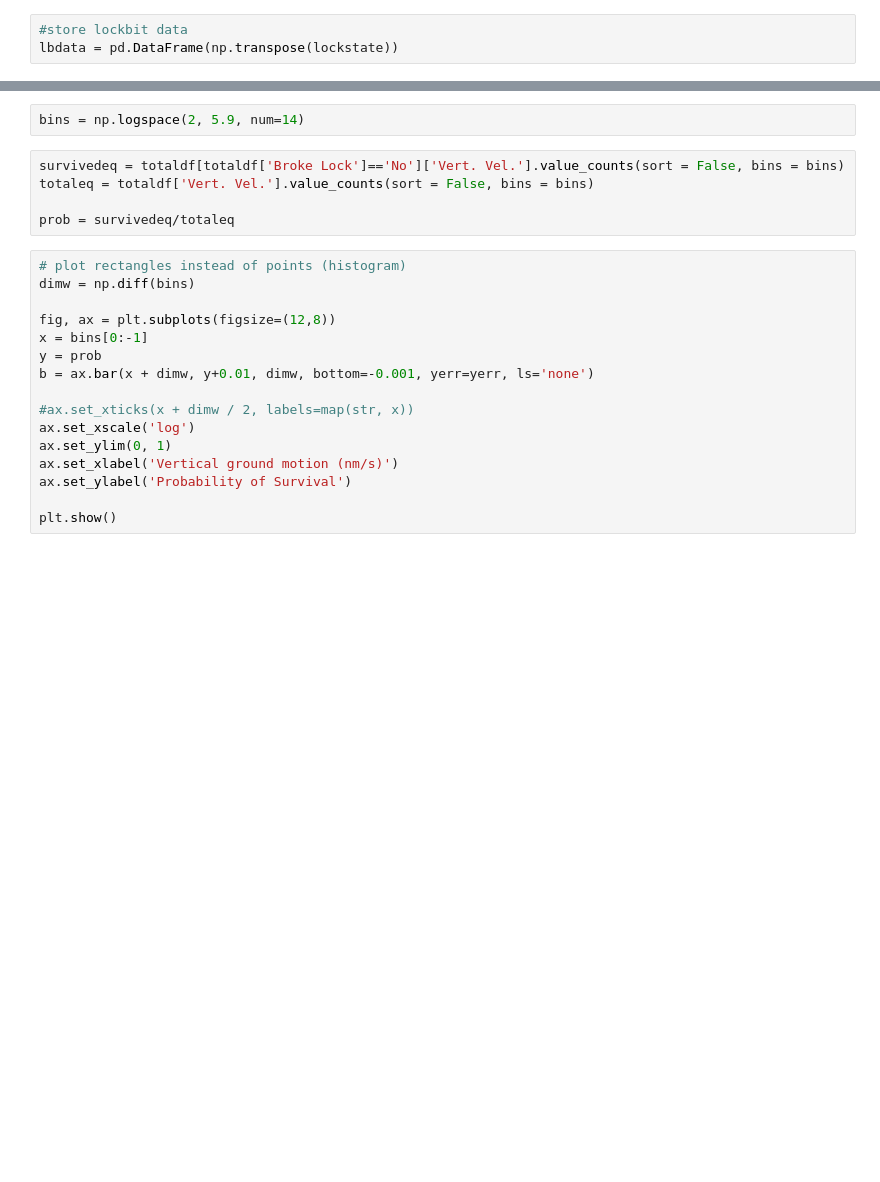
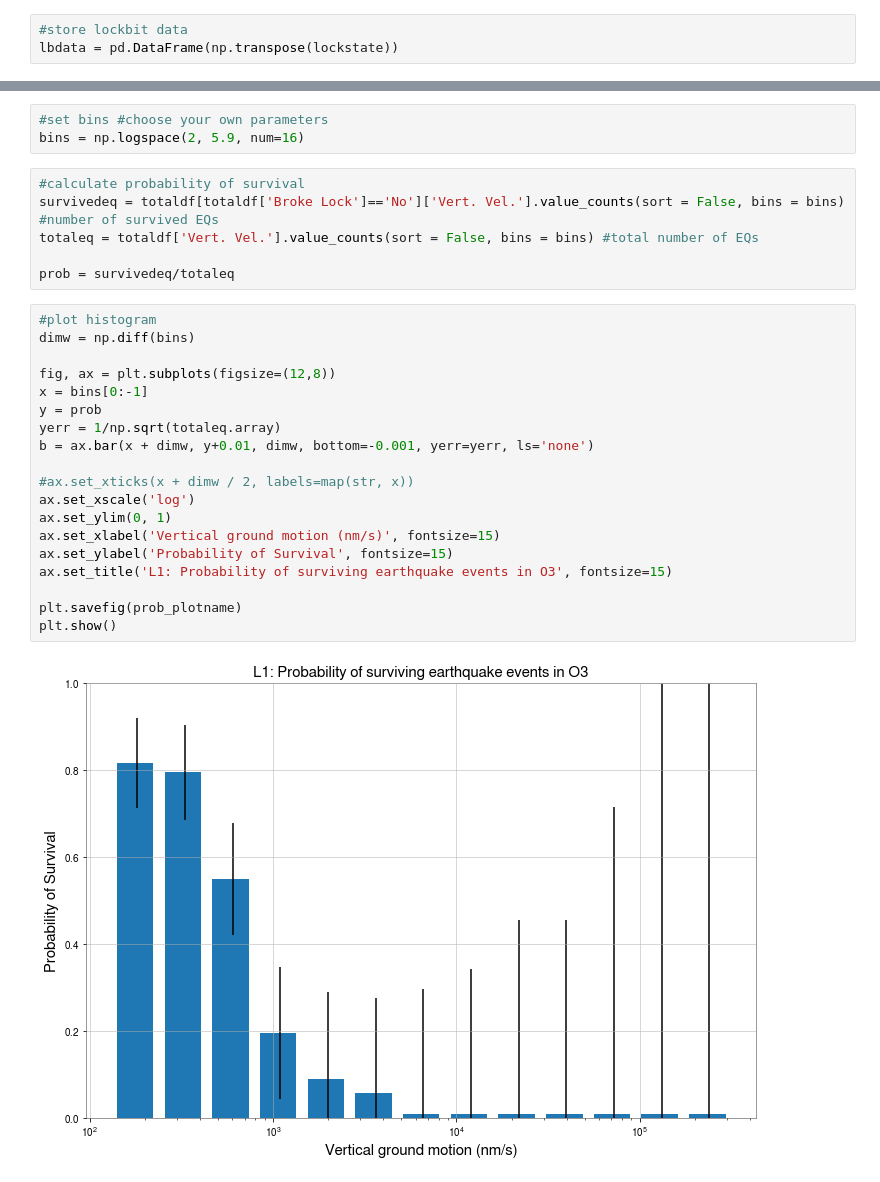
Before and after one commit to ashleypatron/eqlock, a Jupyter notebook: eqlock.ipynb, the cells around one changed output, grey strips where cells are left out. Drawn from its saved outputs; the diff is of its cells as text; blank space fills up the shorter version.

```diff
--- a/eqlock.ipynb
+++ b/eqlock.ipynb
@@ -244,23 +370,30 @@ plt.show()
 # %%
-bins = np.logspace(2, 5.9, num=14)
+#set bins #choose your own parameters
+bins = np.logspace(2, 5.9, num=16)
 # %%
-survivedeq = totaldf[totaldf['Broke Lock']=='No']['Vert. Vel.'].value_counts(sort = False, bins = bins)
-totaleq = totaldf['Vert. Vel.'].value_counts(sort = False, bins = bins)
+#calculate probability of survival
+survivedeq = totaldf[totaldf['Broke Lock']=='No']['Vert. Vel.'].value_counts(sort = False, bins = bins) #number of survived EQs
+totaleq = totaldf['Vert. Vel.'].value_counts(sort = False, bins = bins) #total number of EQs
 
 prob = survivedeq/totaleq
 # %%
-# plot rectangles instead of points (histogram)
+#plot histogram
 dimw = np.diff(bins)
 
 fig, ax = plt.subplots(figsize=(12,8))
 x = bins[0:-1]
 y = prob
+yerr = 1/np.sqrt(totaleq.array)
 b = ax.bar(x + dimw, y+0.01, dimw, bottom=-0.001, yerr=yerr, ls='none')
 
 #ax.set_xticks(x + dimw / 2, labels=map(str, x))
 ax.set_xscale('log')
 ax.set_ylim(0, 1)
-ax.set_xlabel('Vertical ground motion (nm/s)')
-ax.set_ylabel('Probability of Survival')
+ax.set_xlabel('Vertical ground motion (nm/s)', fontsize=15)
+ax.set_ylabel('Probability of Survival', fontsize=15)
+ax.set_title('L1: Probability of surviving earthquake events in O3', fontsize=15)
 
+plt.savefig(prob_plotname)
 plt.show()
+# %% [output]
+[figure, added]
```
Also changed, not shown: parts of 34 cells of this notebook.
